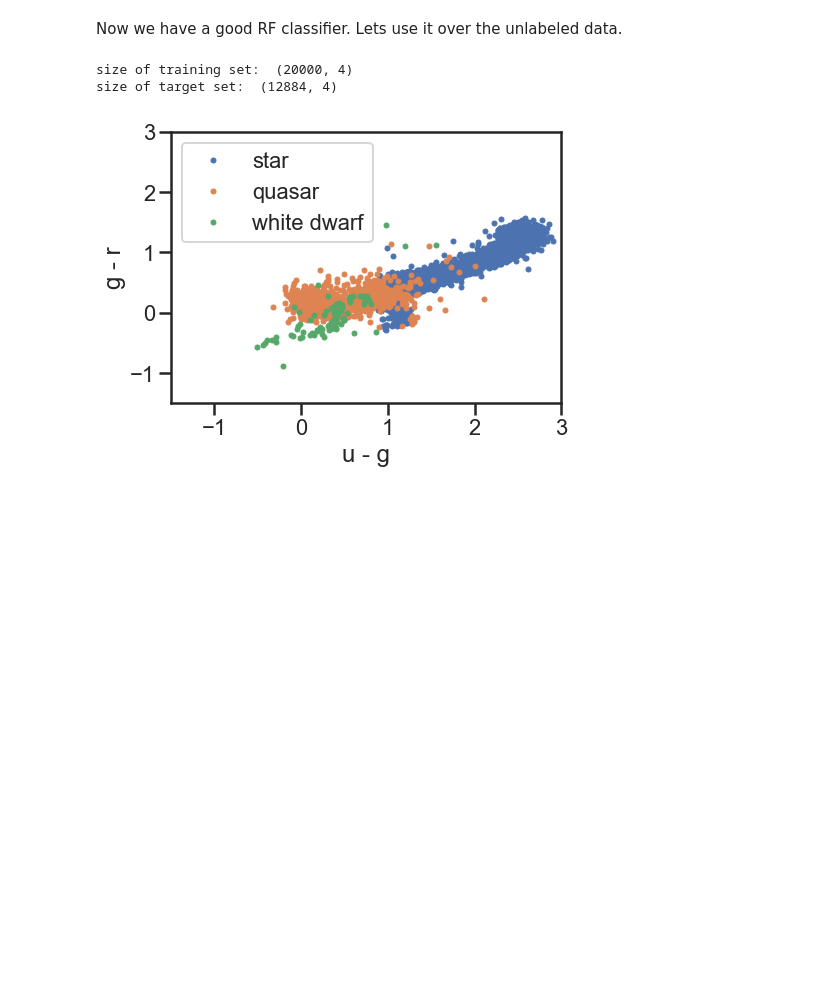
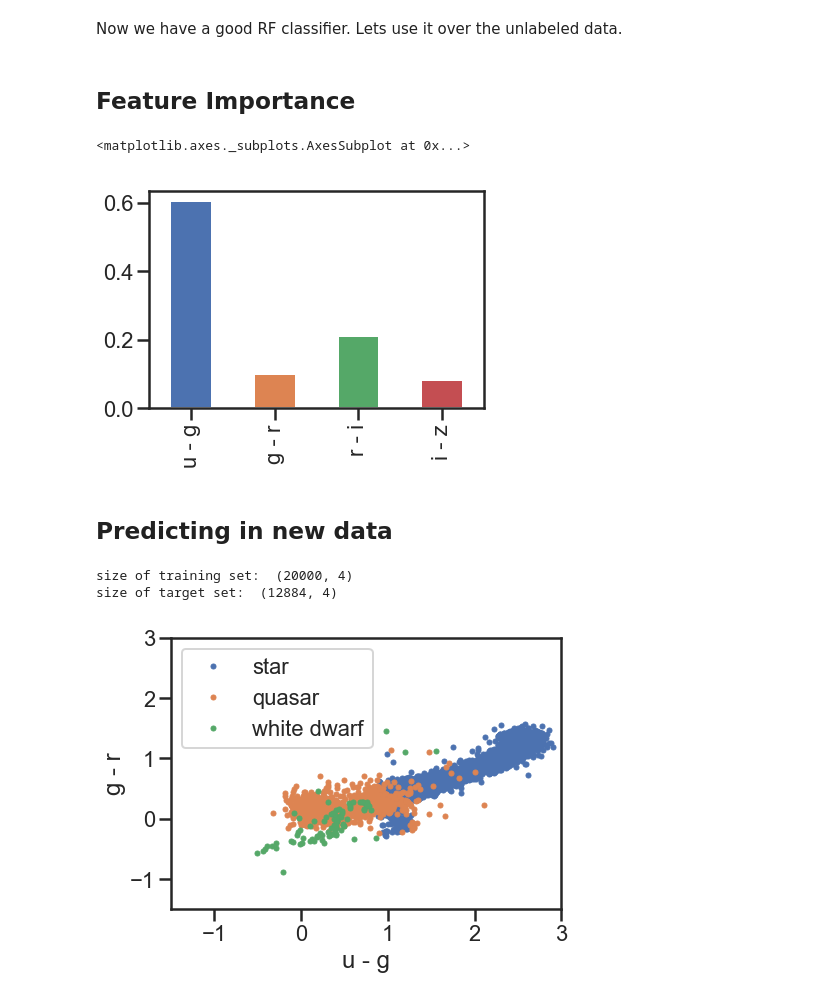
Before and after one commit to jorgemarpa/sklearn_tutorials, a Jupyter notebook: supervised.ipynb, the cells around one changed output. Drawn from its saved outputs; the diff is of its cells as text; code cells hidden in the pictures; blank space fills up the shorter version.

Commit message:
feat importance

```diff
--- a/supervised.ipynb
+++ b/supervised.ipynb
@@ -545,5 +559,15 @@ PR_ROC_curves(classes, prediction_prob, [1,2,3], cl_names=cl_names)
 # %% [markdown]
 Now we have a good RF classifier. Lets use it over the unlabeled data.
+# %% [markdown]
+## Feature Importance
+# %%
+feat_imp = pd.Series(best_rf_clf.feature_importances_, index=names)
+feat_imp.plot('bar')
+# %% [output]
+<matplotlib.axes._subplots.AxesSubplot at 0x...>
+[figure, added]
+# %% [markdown]
+## Predicting in new data
 # %%
 #train on all the data
 best_rf_clf.fit(data_svm, classes)
```
Also changed, not shown: parts of 16 cells of this notebook.
